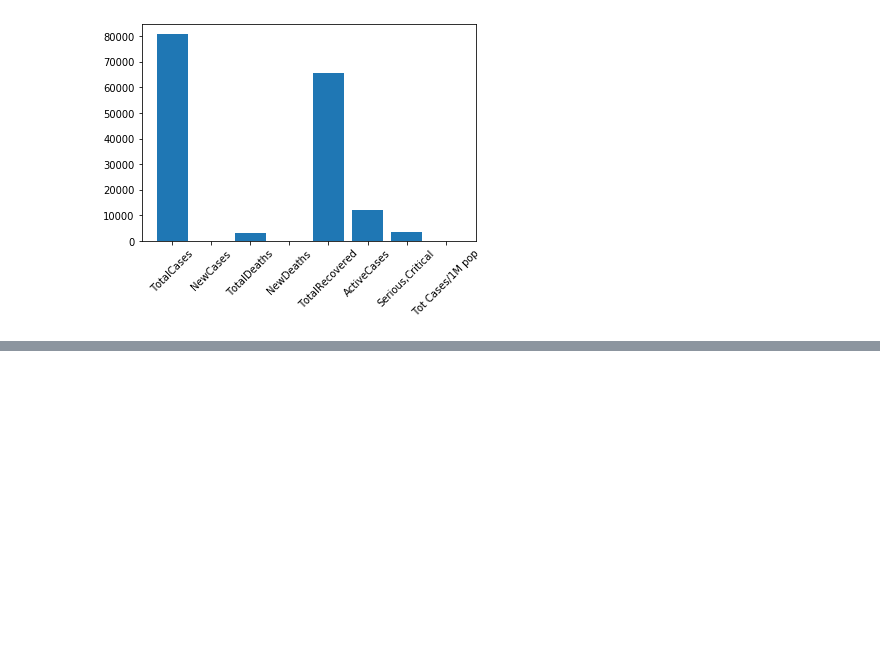
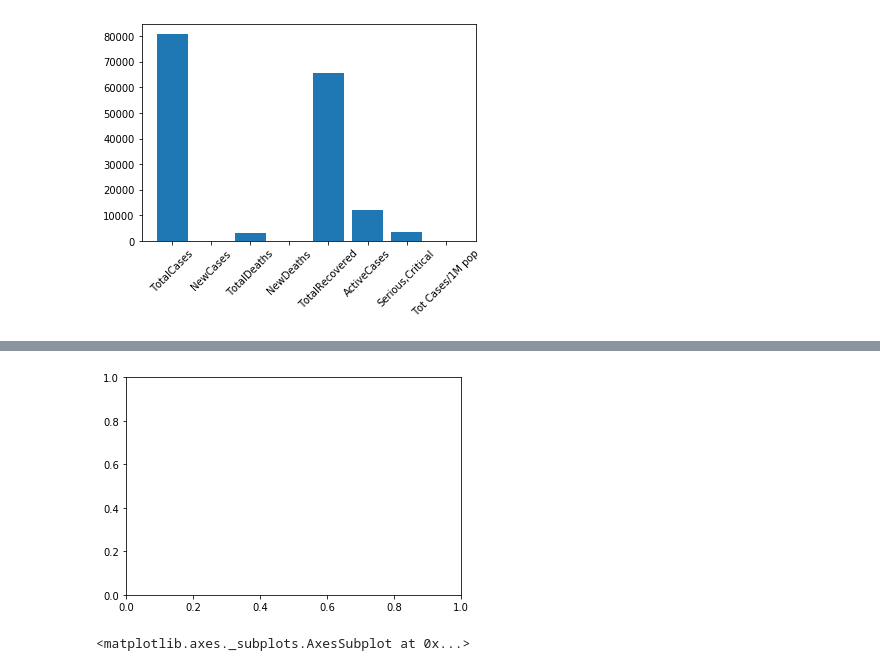
Before and after one commit to by-sabbir/covid19-stat, a Jupyter notebook: static/corona.ipynb, the cells around one changed output, grey strips where cells are left out. Cells and saved outputs as stored; diff of their text form; code cells hidden in the pictures; blank space fills up the shorter version.

```diff
--- a/static/corona.ipynb
+++ b/static/corona.ipynb
@@ -116,0 +115,8 @@ plt.xticks(range(8), china.columns, rotation=45)
+# %%
+fig, ax = plt.subplots()
+# %% [output]
+[figure, added]
+# %%
+sns.barplot(x=china.columns, y=china.iloc[0].values, ax=ax)
+# %% [output]
+<matplotlib.axes._subplots.AxesSubplot at 0x...>
```
Also changed, not shown: parts of 22 cells of this notebook, 9 other files.
